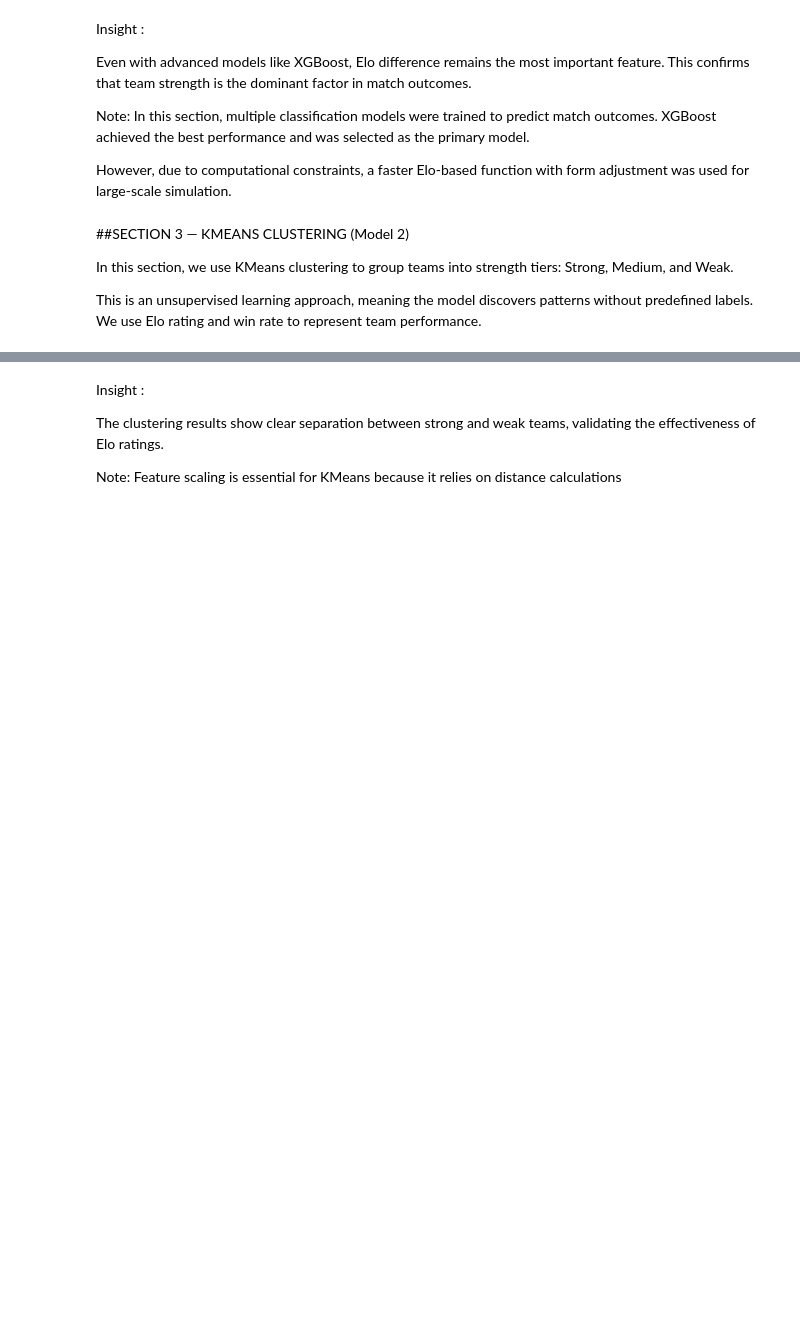
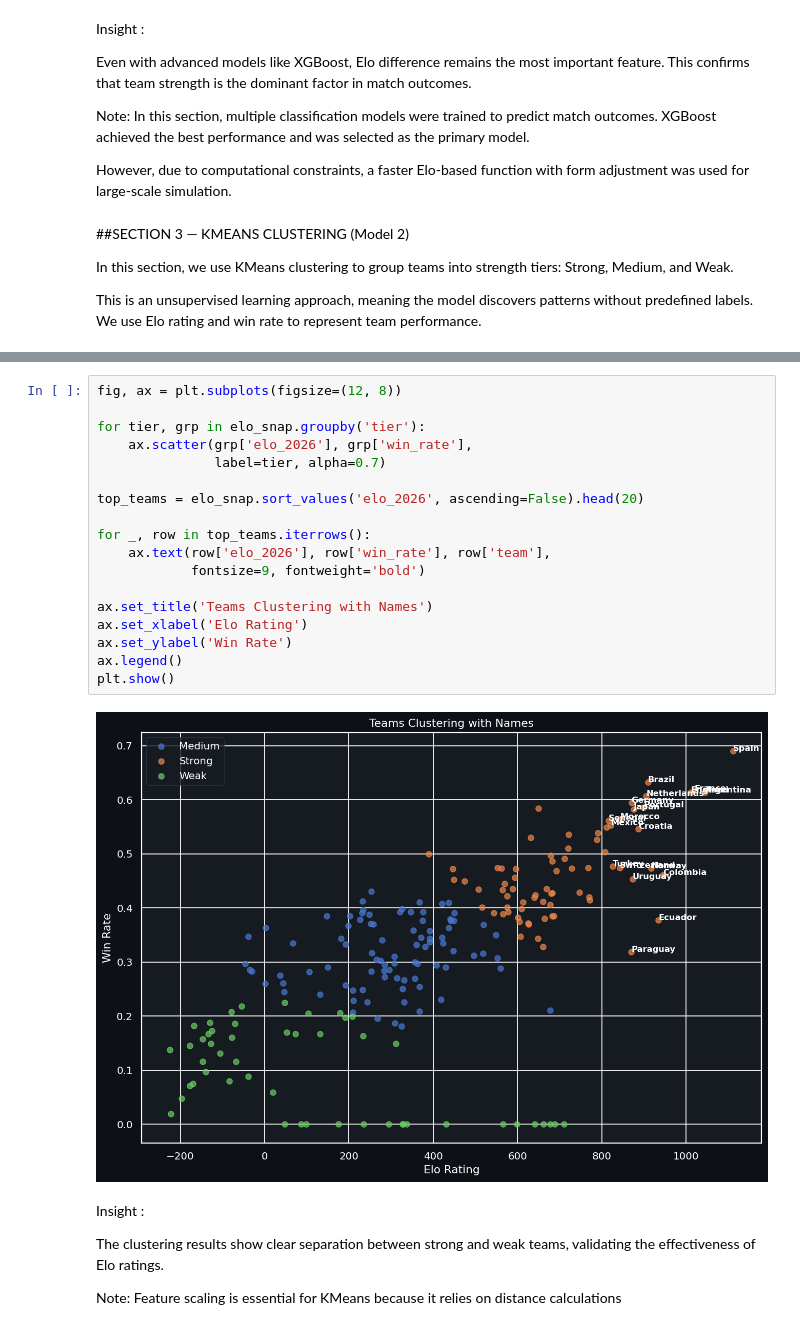
Before and after one commit to EngMohamed-op/supervised-and-unsupervised-project, a Jupyter notebook: WorldCup2026Prediction.ipynb, the cells around one changed output, grey strips where cells are left out. Cells and saved outputs as stored; diff of their text form; blank space fills up the shorter version.

```diff
--- a/WorldCup2026Prediction.ipynb
+++ b/WorldCup2026Prediction.ipynb
@@ -1810,3 +1857,23 @@ Strong Tier — Top 15 Teams:
+# %%
+fig, ax = plt.subplots(figsize=(12, 8))
+
+for tier, grp in elo_snap.groupby('tier'):
+    ax.scatter(grp['elo_2026'], grp['win_rate'],
+               label=tier, alpha=0.7)
+
+top_teams = elo_snap.sort_values('elo_2026', ascending=False).head(20)
+
+for _, row in top_teams.iterrows():
+    ax.text(row['elo_2026'], row['win_rate'], row['team'],
+            fontsize=9, fontweight='bold')
+
+ax.set_title('Teams Clustering with Names')
+ax.set_xlabel('Elo Rating')
+ax.set_ylabel('Win Rate')
+ax.legend()
+plt.show()
+# %% [output]
+[figure, added]
 # %% [markdown]
 Insight :
 
```
Also changed, not shown: parts of 6 cells of this notebook.
